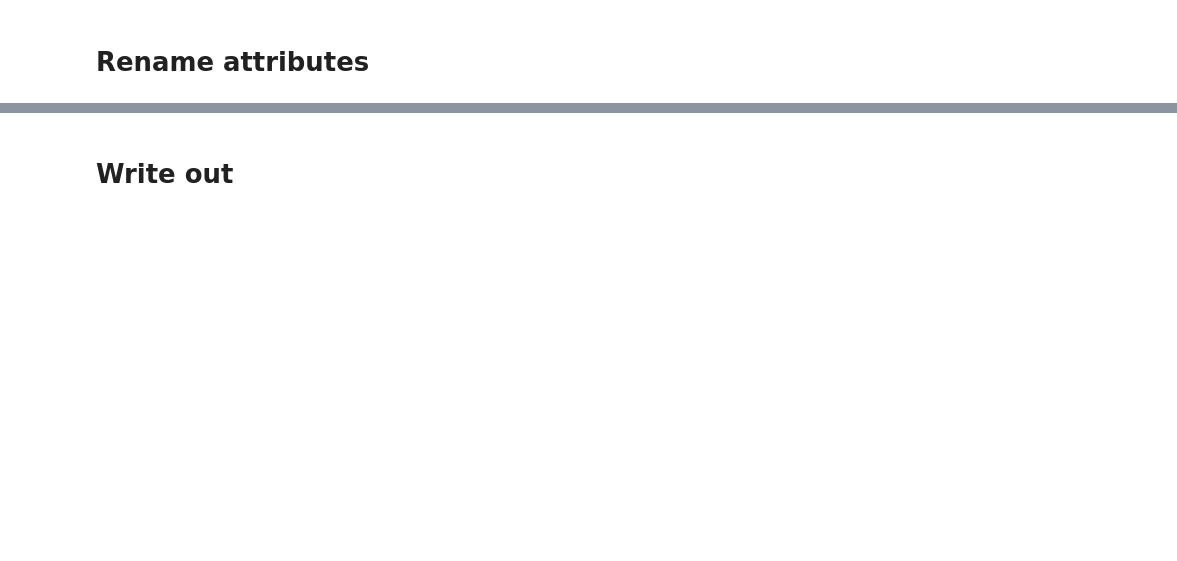
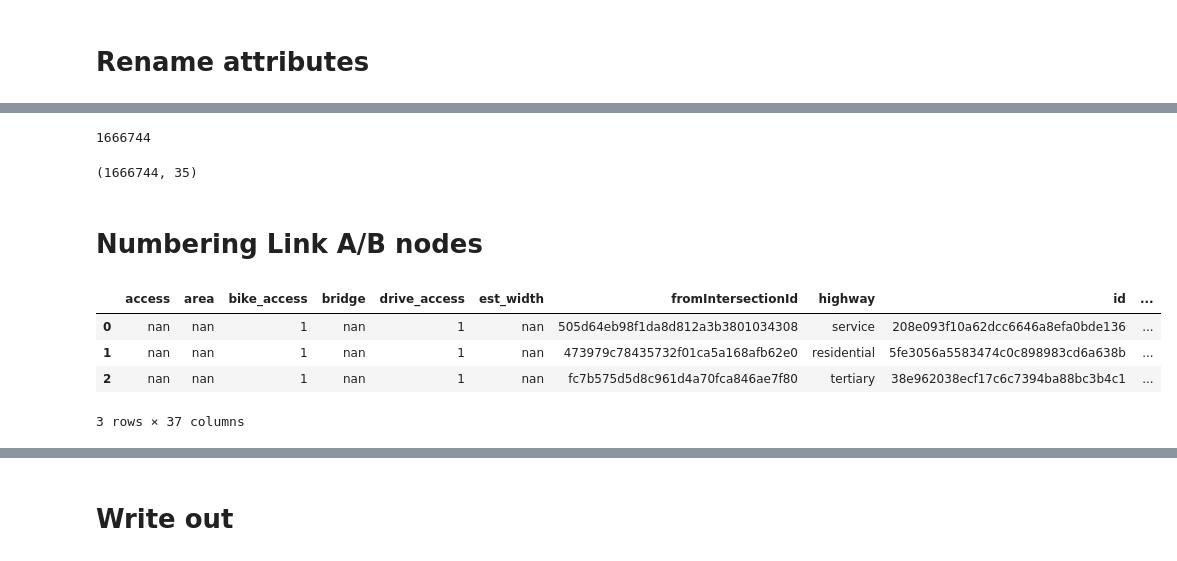
Before and after one commit to BayAreaMetro/travel-model-two-networks, a Jupyter notebook: notebooks/pipeline/step5_tidy_roadway.ipynb, the cells around one changed output, grey strips where cells are left out. Cells and saved outputs as stored; diff of their text form; code cells hidden in the pictures; blank space fills up the shorter version.

```diff
--- a/notebooks/pipeline/step5_tidy_roadway.ipynb
+++ b/notebooks/pipeline/step5_tidy_roadway.ipynb
@@ -205,0 +689,12 @@ Name: roadway, dtype: int64
+# %%
+county_link_numbering_start_dict = {
+    "San Francisco" : 1,
+    "San Mateo" : 1000000,
+    "Santa Clara" : 2000000,
+    "Alameda" : 3000000,
+    "Contra Costa" : 4000000,
+    "Solano" : 5000000,
+    "Napa" : 6000000,
+    "Sonoma" : 7000000,
+    "Marin" : 8000000
+}
@@ -205,0 +714,6 @@ Name: roadway, dtype: int64
+# %%
+link_MPO_gdf["model_link_id"] = link_MPO_gdf.groupby(["county"]).cumcount()
+
+link_MPO_gdf["county_numbering_start"] = link_MPO_gdf["county"].map(county_link_numbering_start_dict)
+
+link_MPO_gdf["model_link_id"] = link_MPO_gdf["model_link_id"] + link_MPO_gdf["county_numbering_start"]
@@ -205,0 +724,23 @@ Name: roadway, dtype: int64
+# %%
+link_MPO_gdf.model_link_id.nunique()
+# %% [output]
+1666744
+# %%
+link_MPO_gdf[link_MPO_gdf.county.isin(county_link_numbering_start_dict.keys())].shape
+# %% [output]
+(1666744, 35)
+# %% [markdown]
+# Numbering Link A/B nodes
+# %%
+node_shst_model_id_dict = dict(zip(node_MPO_gdf.shst_node_id, node_MPO_gdf.model_node_id))
+# %%
+link_MPO_gdf["A"] = link_MPO_gdf["fromIntersectionId"].map(node_shst_model_id_dict)
+link_MPO_gdf["B"] = link_MPO_gdf["toIntersectionId"].map(node_shst_model_id_dict)
+# %%
+link_MPO_gdf.head(3)
+# %% [output]
+|  | access | area | bike_access | bridge | drive_access | est_width | fromIntersectionId | highway | id | ... |
+| 0 | nan | nan | 1 | nan | 1 | nan | 505d64eb98f1da8d812a3b3801034308 | service | 208e093f10a62dcc6646a8efa0bde136 | ... |
+| 1 | nan | nan | 1 | nan | 1 | nan | 473979c78435732f01ca5a168afb62e0 | residential | 5fe3056a5583474c0c898983cd6a638b | ... |
+| 2 | nan | nan | 1 | nan | 1 | nan | fc7b575d5d8c961d4a70fca846ae7f80 | tertiary | 38e962038ecf17c6c7394ba88bc3b4c1 | ... |
+3 rows × 37 columns
```
Also changed, not shown: parts of 88 cells of this notebook.
